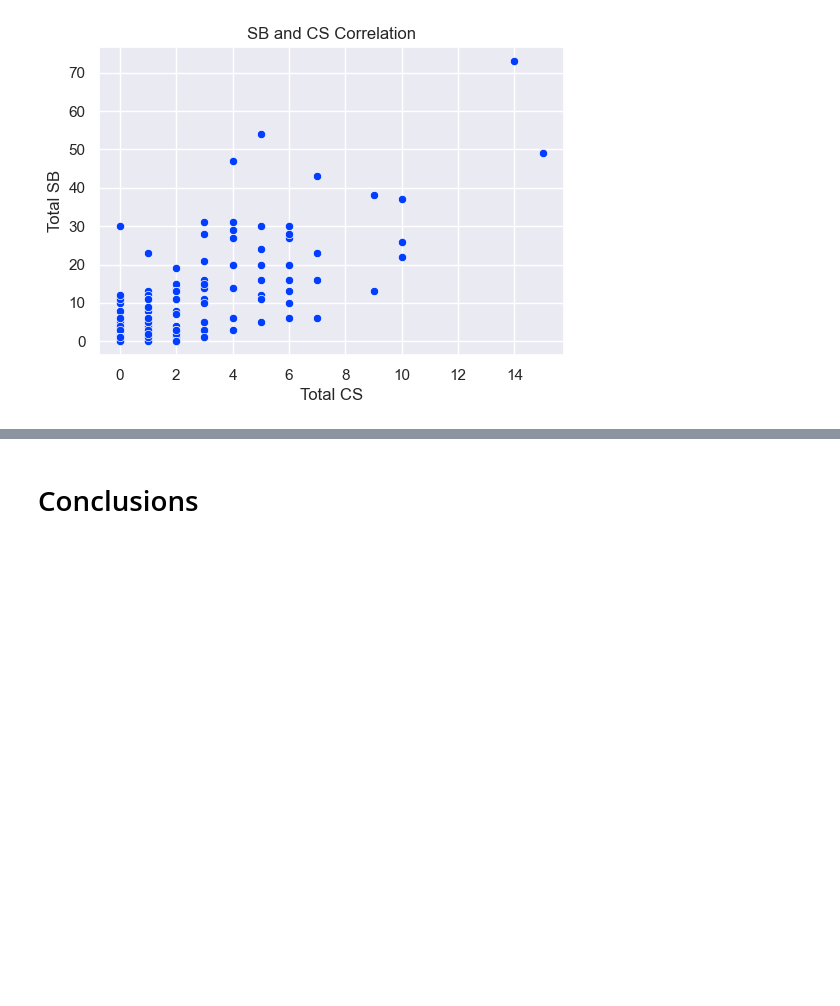
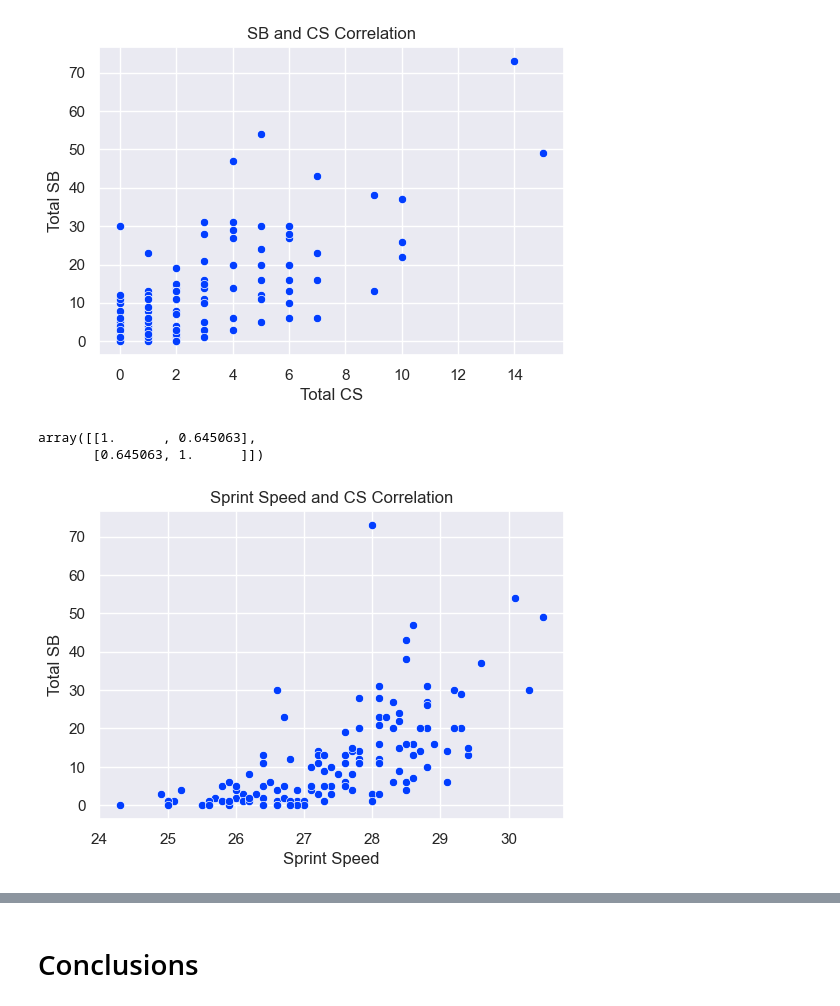
Before and after one commit to scarlettvalentin/mlb_stolen_bases, a Jupyter notebook: notebook.ipynb, the cells around one changed output, grey strips where cells are left out. Drawn from its saved outputs; the diff is of its cells as text; code cells hidden in the pictures; blank space fills up the shorter version.

Commit message:
sprint speed and cs correlation in notebook

```diff
--- a/notebook.ipynb
+++ b/notebook.ipynb
@@ -314,3 +314,14 @@ corr
 array([[1.        , 0.72395428],
        [0.72395428, 1.        ]])
 [figure]
+# %%
+ax = sns.scatterplot(df_2023, x='Sprint_Speed', y='R_Total_Stolen_Base')
+ax.set_xlabel('Sprint Speed')
+ax.set_ylabel('Total SB')
+ax.set_title('Sprint Speed and CS Correlation');
+corr = np.corrcoef(df_2023['Sprint_Speed'], df_2023['R_Total_Stolen_Base'])
+corr
+# %% [output]
+array([[1.      , 0.645063],
+       [0.645063, 1.      ]])
+[figure, added]
```
Also changed, not shown: parts of 1 cell of this notebook.
